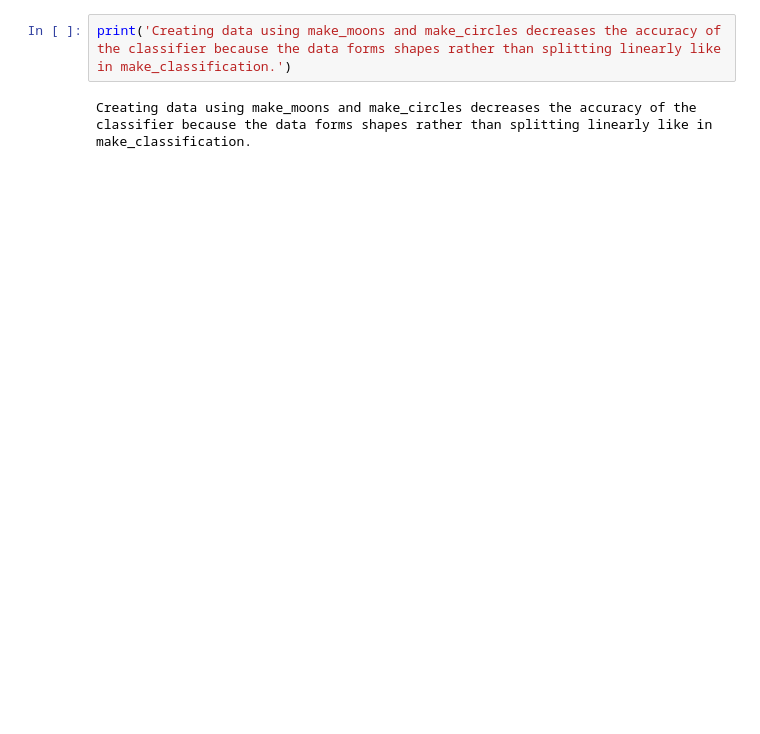
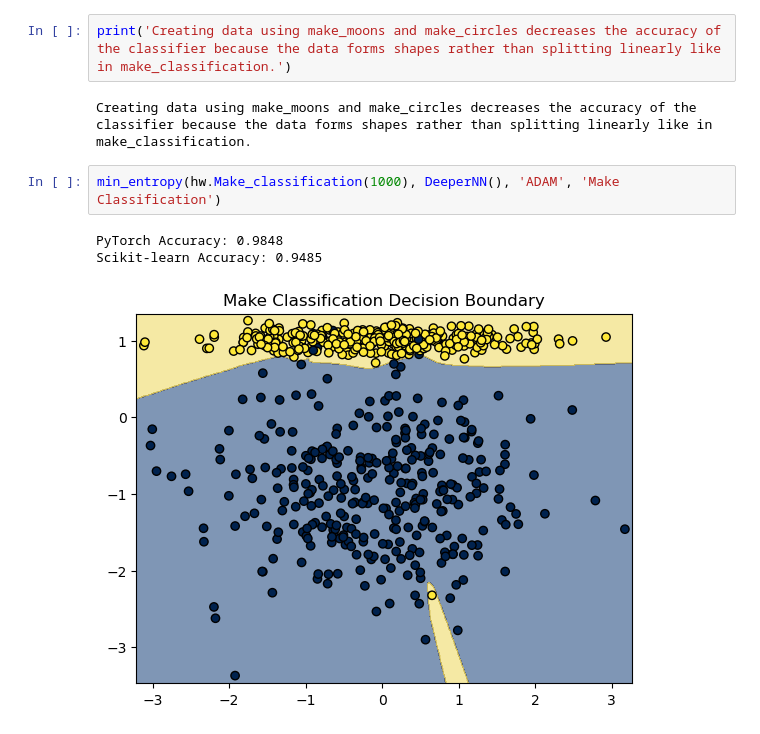
Before and after one commit to hrwilly/Deep-Learning-Homework, a Jupyter notebook: Homework_4/hw4-2.ipynb, the cells around one changed output. Saved outputs shown, nothing was run; the diff lists cells and outputs as text; blank space fills up the shorter version.

```diff
--- a/Homework_4/hw4-2.ipynb
+++ b/Homework_4/hw4-2.ipynb
@@ -90,3 +106,9 @@ Scikit-learn Accuracy: 0.4606
 print('Creating data using make_moons and make_circles decreases the accuracy of the classifier because the data forms shapes rather than splitting linearly like in make_classification.')
 # %% [output]
 Creating data using make_moons and make_circles decreases the accuracy of the classifier because the data forms shapes rather than splitting linearly like in make_classification.
+# %%
+min_entropy(hw.Make_classification(1000), DeeperNN(), 'ADAM', 'Make Classification')
+# %% [output]
+PyTorch Accuracy: 0.9848
+Scikit-learn Accuracy: 0.9485
+[figure, added]
```
Also changed, not shown: parts of 7 cells of this notebook.
